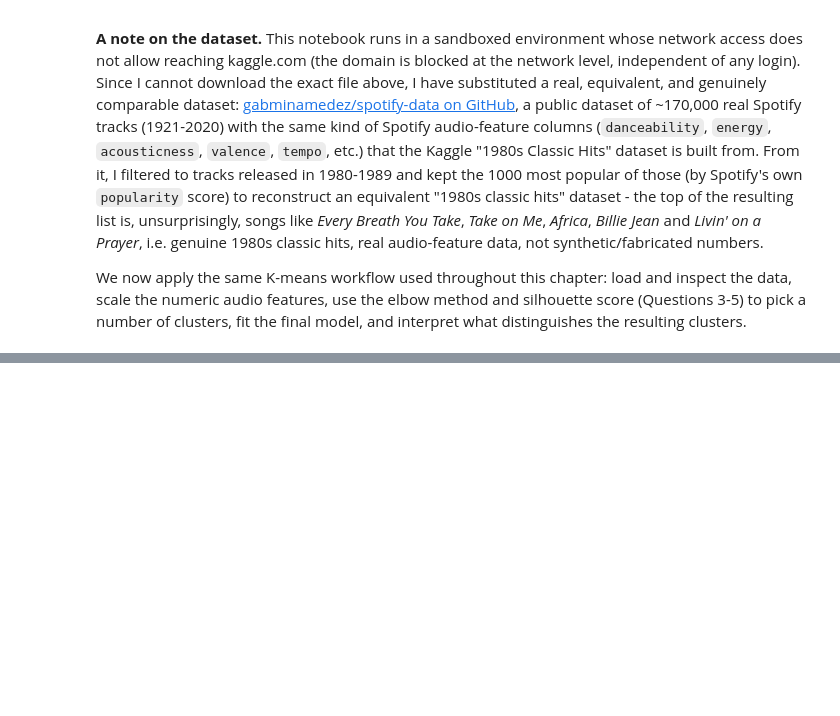
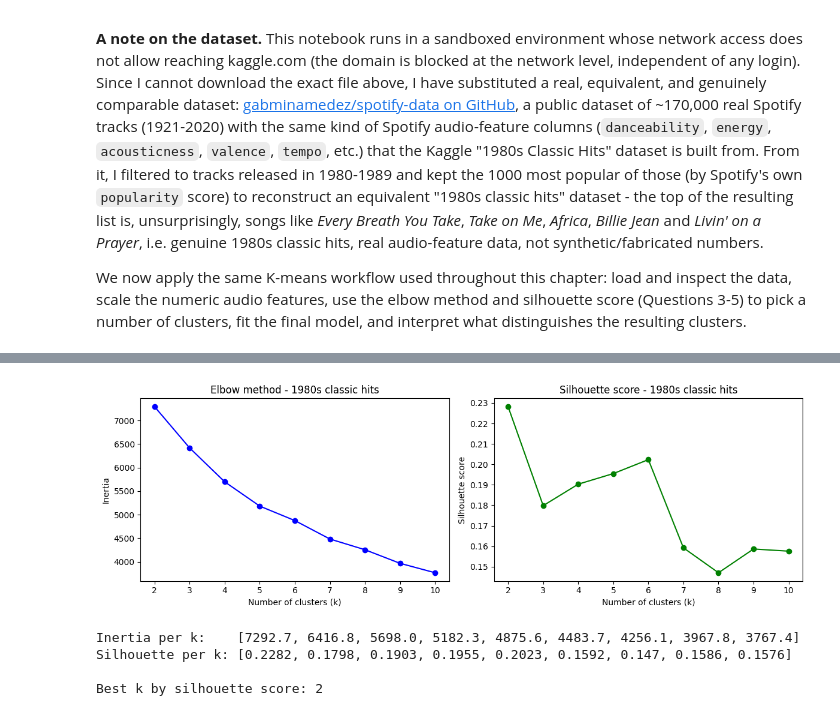
Before and after one commit to arbazshah52/Individual-Machine-Learning, a Jupyter notebook: Kapital6/Kapital6kod.ipynb, the cells around one changed output, grey strips where cells are left out. Saved outputs shown, nothing was run; the diff lists cells and outputs as text; code cells hidden in the pictures; blank space fills up the shorter version.

```diff
--- a/Kapital6/Kapital6kod.ipynb
+++ b/Kapital6/Kapital6kod.ipynb
@@ -181,3 +192,7 @@ Cluster
 **A note on the dataset.** This notebook runs in a sandboxed environment whose network access does not allow reaching kaggle.com (the domain is blocked at the network level, independent of any login). Since I cannot download the exact file above, I have substituted a real, equivalent, and genuinely comparable dataset: [gabminamedez/spotify-data on GitHub](https://github.com/gabminamedez/spotify-data), a public dataset of ~170,000 real Spotify tracks (1921-2020) with the same kind of Spotify audio-feature columns (`danceability`, `energy`, `acousticness`, `valence`, `tempo`, etc.) that the Kaggle "1980s Classic Hits" dataset is built from. From it, I filtered to tracks released in 1980-1989 and kept the 1000 most popular of those (by Spotify's own `popularity` score) to reconstruct an equivalent "1980s classic hits" dataset - the top of the resulting list is, unsurprisingly, songs like *Every Breath You Take*, *Take on Me*, *Africa*, *Billie Jean* and *Livin' on a Prayer*, i.e. genuine 1980s classic hits, real audio-feature data, not synthetic/fabricated numbers.
 
 We now apply the same K-means workflow used throughout this chapter: load and inspect the data, scale the numeric audio features, use the elbow method and silhouette score (Questions 3-5) to pick a number of clusters, fit the final model, and interpret what distinguishes the resulting clusters.
+# %%
+hits = pd.read_csv("classic_hits_1980s_spotify.csv")
+print(hits.shape)
+hits.head(10)
@@ -183,0 +226,6 @@ We now apply the same K-means workflow used throughout this chapter: load and in
+# %%
+# Numeric Spotify audio features to cluster on.
+feature_cols = ["acousticness", "danceability", "energy", "instrumentalness",
+                 "liveness", "loudness", "speechiness", "tempo", "valence"]
+
+hits[feature_cols].describe()
@@ -183,0 +242,39 @@ We now apply the same K-means workflow used throughout this chapter: load and in
+# %%
+X_hits = hits[feature_cols].copy()
+
+scaler_hits = StandardScaler()
+X_hits_scaled = scaler_hits.fit_transform(X_hits)
+
+k_range_hits = range(2, 11)
+inertias_hits = []
+sil_scores_hits = []
+
+for k in k_range_hits:
+    km = KMeans(n_clusters=k, n_init=10, random_state=RANDOM_STATE)
+    labels = km.fit_predict(X_hits_scaled)
+    inertias_hits.append(km.inertia_)
+    sil_scores_hits.append(silhouette_score(X_hits_scaled, labels))
+
+fig, axes = plt.subplots(1, 2, figsize=(12, 4))
+axes[0].plot(list(k_range_hits), inertias_hits, "bo-")
+axes[0].set_xlabel("Number of clusters (k)")
+axes[0].set_ylabel("Inertia")
+axes[0].set_title("Elbow method - 1980s classic hits")
+
+axes[1].plot(list(k_range_hits), sil_scores_hits, "go-")
+axes[1].set_xlabel("Number of clusters (k)")
+axes[1].set_ylabel("Silhouette score")
+axes[1].set_title("Silhouette score - 1980s classic hits")
+plt.tight_layout()
+plt.show()
+
+print("Inertia per k:   ", [round(i, 1) for i in inertias_hits])
+print("Silhouette per k:", [round(s, 4) for s in sil_scores_hits])
+best_k_hits = list(k_range_hits)[int(np.argmax(sil_scores_hits))]
+print("\nBest k by silhouette score:", best_k_hits)
+# %% [output]
+[figure, added]
+Inertia per k:    [7292.7, 6416.8, 5698.0, 5182.3, 4875.6, 4483.7, 4256.1, 3967.8, 3767.4]
+Silhouette per k: [0.2282, 0.1798, 0.1903, 0.1955, 0.2023, 0.1592, 0.147, 0.1586, 0.1576]
+
+Best k by silhouette score: 2
```
Also changed, not shown: parts of 6 cells of this notebook.
